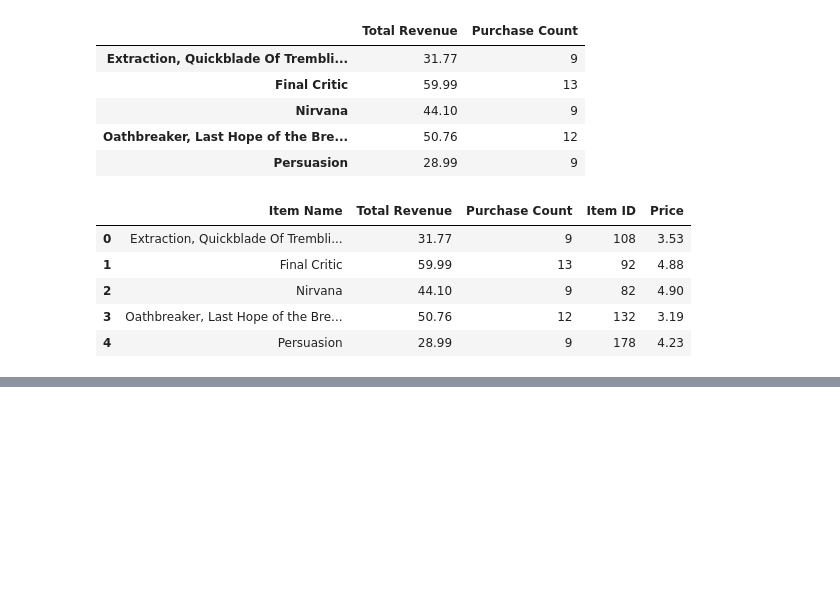
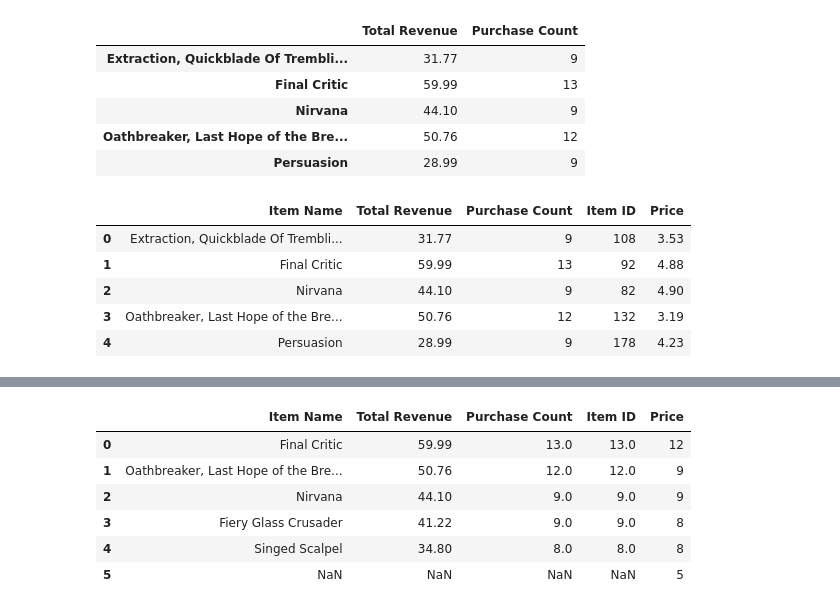
Before and after one commit to efennie/pandas-challenge, a Jupyter notebook: HeroesOfPymoli/main.ipynb, the cells around one changed output, grey strips where cells are left out. Drawn from its saved outputs; the diff is of its cells as text; code cells hidden in the pictures; blank space fills up the shorter version.

Commit message:
getting calculations for most profitable items

```diff
--- a/HeroesOfPymoli/main.ipynb
+++ b/HeroesOfPymoli/main.ipynb
@@ -650,0 +669,22 @@ Singed Scalpel                                34.80
+# %%
+#item count and number of purchases
+#item_with_name = pd.DataFrame(value_profit_item["Item ID"].value_counts())
+#item_id = item_id.rename(columns={"Item ID":"Valuecount2"})
+#print(item_with_name)
+
+#
+#total_price_profit = pd.DataFrame(value_profit_item.groupby(["Item Name"]).sum())
+#total_price_profit = total_price_profit.drop(columns=["Purchase ID", "Age", "Item ID"])
+#print(total_price_profit)
+
+second_item_id_2 = pd.DataFrame(value_profit_item["Item ID"].value_counts())
+print(second_item_id_2)
+
+price_for_profit = pd.DataFrame(value_profit_item["Price"].value_counts())
+print(price_for_profit)
+
+second_item_id_5 = pd.DataFrame(value_profit_item["Item ID"].head())
+print(second_item_id_5)
+
+price_for_profit2 = pd.DataFrame(value_profit_item["Price"].head())
+print(price_for_profit2)
@@ -650,0 +709,6 @@ Singed Scalpel                                34.80
+# %%
+#combine item id and price
+second_item_id_2.reset_index(drop=True, inplace=True)
+price_for_profit.reset_index(drop=True, inplace=True)
+combo_item_id_and_price = pd.concat([second_item_id_2, price_for_profit], axis=1)
+combo_item_id_and_price
@@ -650,0 +723,5 @@ Singed Scalpel                                34.80
+# %%
+#combine other data into chart
+most_profitable_items = pd.concat([most_profitable_items, num_purchased_profit_item], axis=1)
+most_profitable_items = most_profitable_items.head()
+most_profitable_items
@@ -650,0 +735,14 @@ Singed Scalpel                                34.80
+# %%
+most_profitable_items.reset_index(drop=False, inplace=True)
+most_profitable_items = pd.concat([most_profitable_items, combo_item_id_and_price], axis=1)
+most_profitable_items = most_profitable_items.rename(columns={"index":"Item Name"})
+
+most_profitable_items
+# %% [output]
+|  | Item Name | Total Revenue | Purchase Count | Item ID | Price |
+| 0 | Final Critic | 59.99 | 13.0 | 13.0 | 12 |
+| 1 | Oathbreaker, Last Hope of the Bre... | 50.76 | 12.0 | 12.0 | 9 |
+| 2 | Nirvana | 44.10 | 9.0 | 9.0 | 9 |
+| 3 | Fiery Glass Crusader | 41.22 | 9.0 | 9.0 | 8 |
+| 4 | Singed Scalpel | 34.80 | 8.0 | 8.0 | 8 |
+| 5 | NaN | NaN | NaN | NaN | 5 |
```
Also changed, not shown: parts of 6 cells of this notebook.
